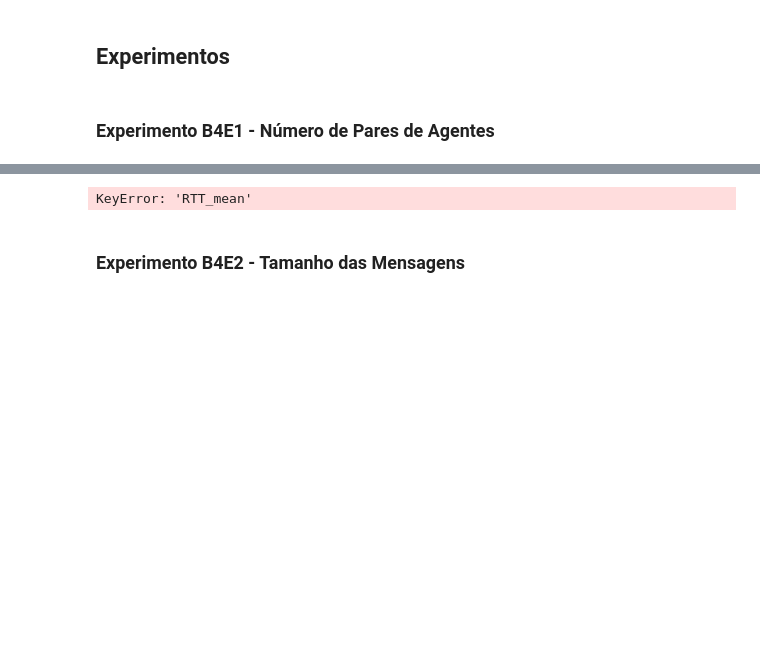
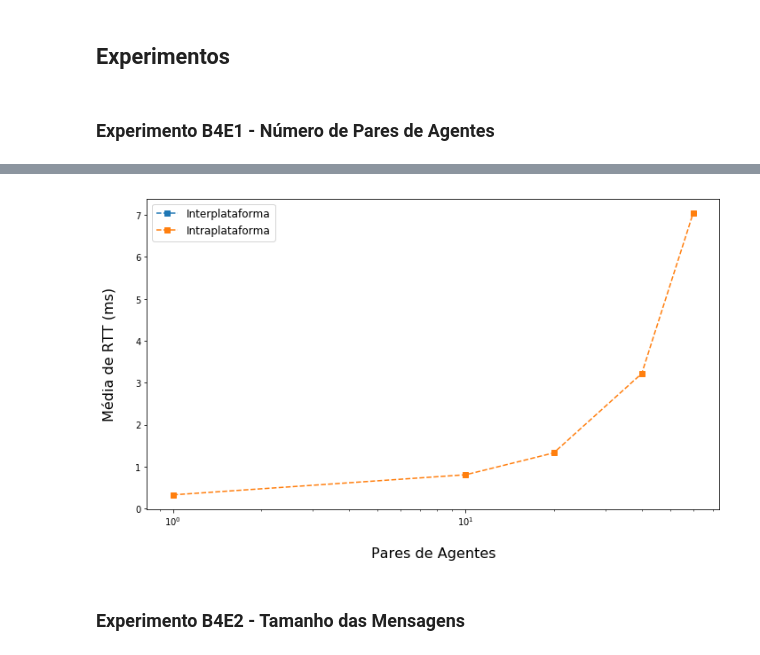
Before and after one commit to rafalencar1997/JadeContainer, a Jupyter notebook: analysis/Benchmark_4.ipynb, the cells around one changed output, grey strips where cells are left out. Drawn from its saved outputs; the diff is of its cells as text; code cells hidden in the pictures; blank space fills up the shorter version.

```diff
--- a/analysis/Benchmark_4.ipynb
+++ b/analysis/Benchmark_4.ipynb
@@ -69,0 +48,19 @@ b4e1
+# %%
+b4e1 = df[df.Benchmark == 4]
+b4e1 = b4e1[b4e1.MessageSize == 1]
+b4e1 = b4e1[b4e1.NumberMessages == 1000]
+b4e1 = b4e1[["NumberSenders", "RTT"]]
+
+b5e1 = df[df.Benchmark == 5]
+b5e1 = b5e1[b5e1.MessageSize == 1]
+b5e1 = b5e1[b5e1.NumberMessages == 1000]
+b5e1 = b5e1[["NumberSenders", "RTT"]]
+# %%
+b4e1 = b4e1.groupby(['NumberSenders']).agg(['mean', 'min', 'max', 'std', 'count'])
+b4e1.columns = ['RTT_mean', 'RTT_min', 'RTT_max', 'RTT_std', 'Messages_Delivered']
+b4e1 = b4e1.reset_index()
+
+b5e1 = b5e1.groupby(['NumberSenders']).agg(['mean', 'min', 'max', 'std', 'count'])
+b5e1.columns = ['RTT_mean', 'RTT_min', 'RTT_max', 'RTT_std', 'Messages_Delivered']
+b5e1 = b5e1.reset_index()
+b5e1
@@ -70,10 +74,11 @@ b4e1
 # %%
-plot_results(b4e1, yerror=False, legentOut=False, logScale=True,
+plot_results2([b4e1, b5e1], yerror=False, legentOut=False, logScale=True,
              title='title',
              x_label='Pares de Agentes',
-             x_column='NumberSenders')
+             x_column='NumberSenders',
+             legend = ['Interplataforma', 'Intraplataforma'])
 # %% [output]
-KeyError: 'RTT_mean'
+[figure, added]
 # %% [markdown]
 ### Experimento B4E2 - Tamanho das Mensagens
 # %%
```
Also changed, not shown: parts of 13 cells of this notebook, 7 other files.
